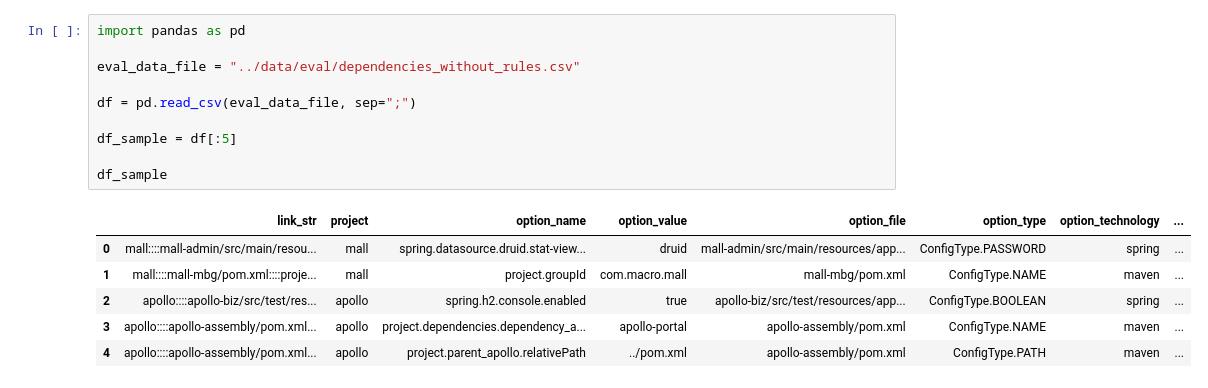
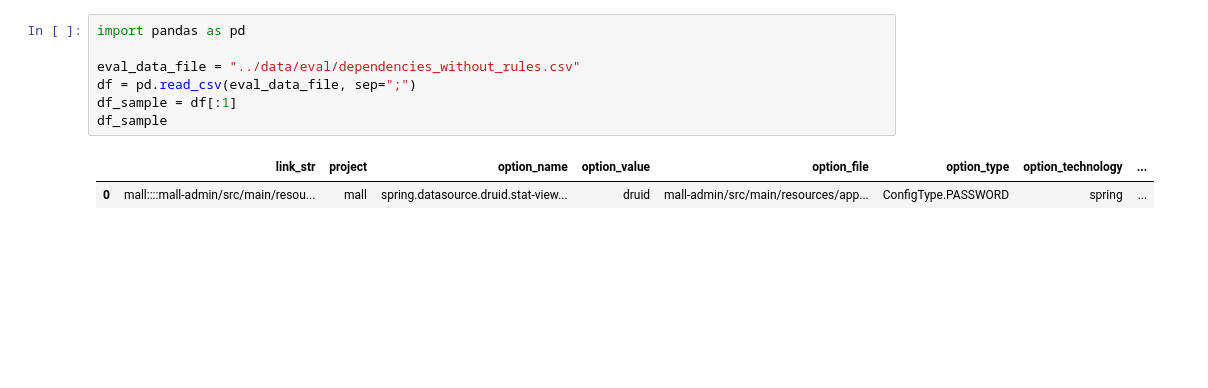
Before and after one commit to simisimon/dependency-validation-rag, a Jupyter notebook: src/eval.ipynb, the cells around one changed output. Drawn from its saved outputs; the diff is of its cells as text; blank space fills up the shorter version.

```diff
--- a/src/eval.ipynb
+++ b/src/eval.ipynb
@@ -17,20 +17,13 @@ cval = CVal.init(
 # %%
 import pandas as pd
 
 eval_data_file = "../data/eval/dependencies_without_rules.csv"
-
 df = pd.read_csv(eval_data_file, sep=";")
-
-df_sample = df[:5]
-
+df_sample = df[:1]
 df_sample
 # %% [output]
 |  | link_str | project | option_name | option_value | option_file | option_type | option_technology | ... |
 | 0 | mall::::mall-admin/src/main/resou... | mall | spring.datasource.druid.stat-view... | druid | mall-admin/src/main/resources/app... | ConfigType.PASSWORD | spring | ... |
-| 1 | mall::::mall-mbg/pom.xml::::proje... | mall | project.groupId | com.macro.mall | mall-mbg/pom.xml | ConfigType.NAME | maven | ... |
-| 2 | apollo::::apollo-biz/src/test/res... | apollo | spring.h2.console.enabled | true | apollo-biz/src/test/resources/app... | ConfigType.BOOLEAN | spring | ... |
-| 3 | apollo::::apollo-assembly/pom.xml... | apollo | project.dependencies.dependency_a... | apollo-portal | apollo-assembly/pom.xml | ConfigType.NAME | maven | ... |
-| 4 | apollo::::apollo-assembly/pom.xml... | apollo | project.parent_apollo.relativePath | ../pom.xml | apollo-assembly/pom.xml | ConfigType.PATH | maven | ... |
 # %%
 from deepeval.metrics import AnswerRelevancyMetric, FaithfulnessMetric, ContextualRelevancyMetric
 from deepeval.test_case import LLMTestCase
```
Also changed, not shown: parts of 9 cells of this notebook, 2 other files.
